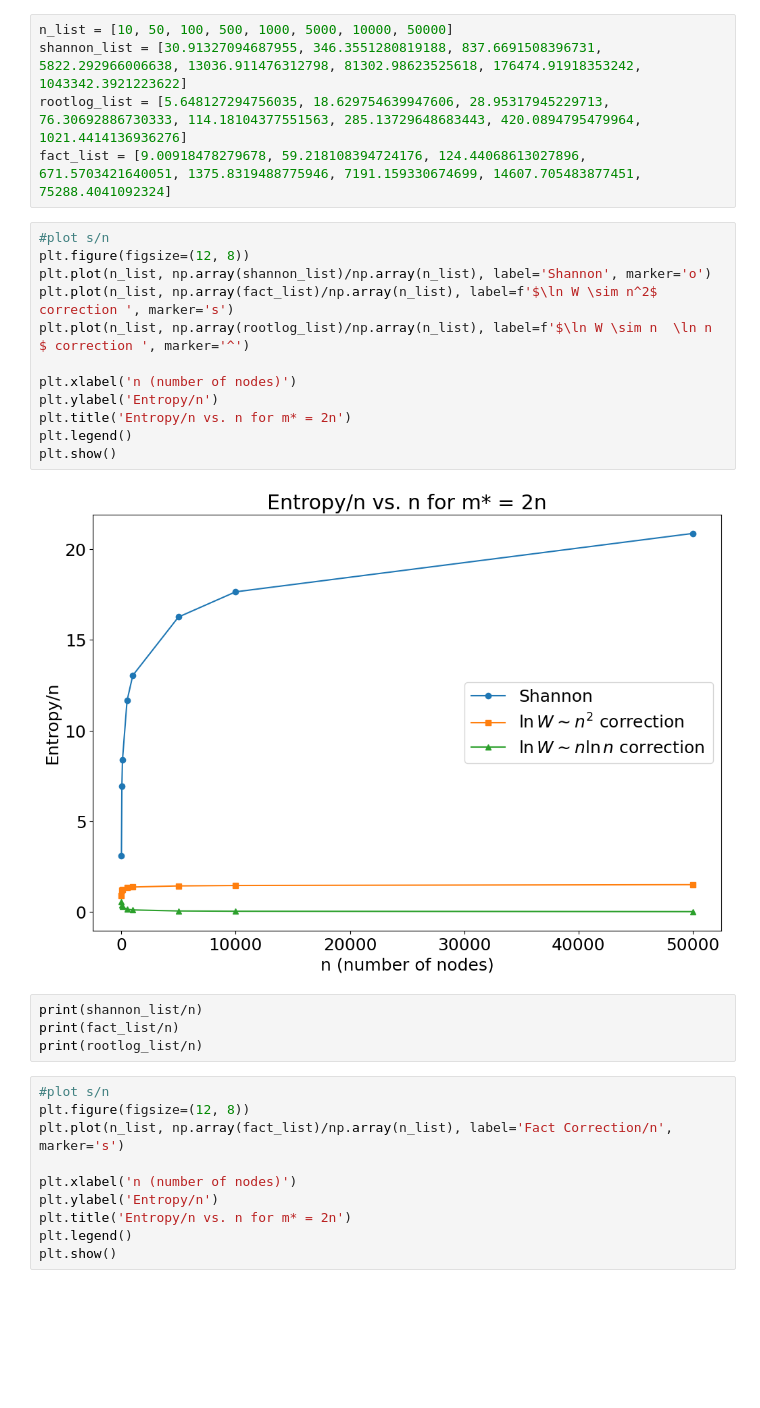
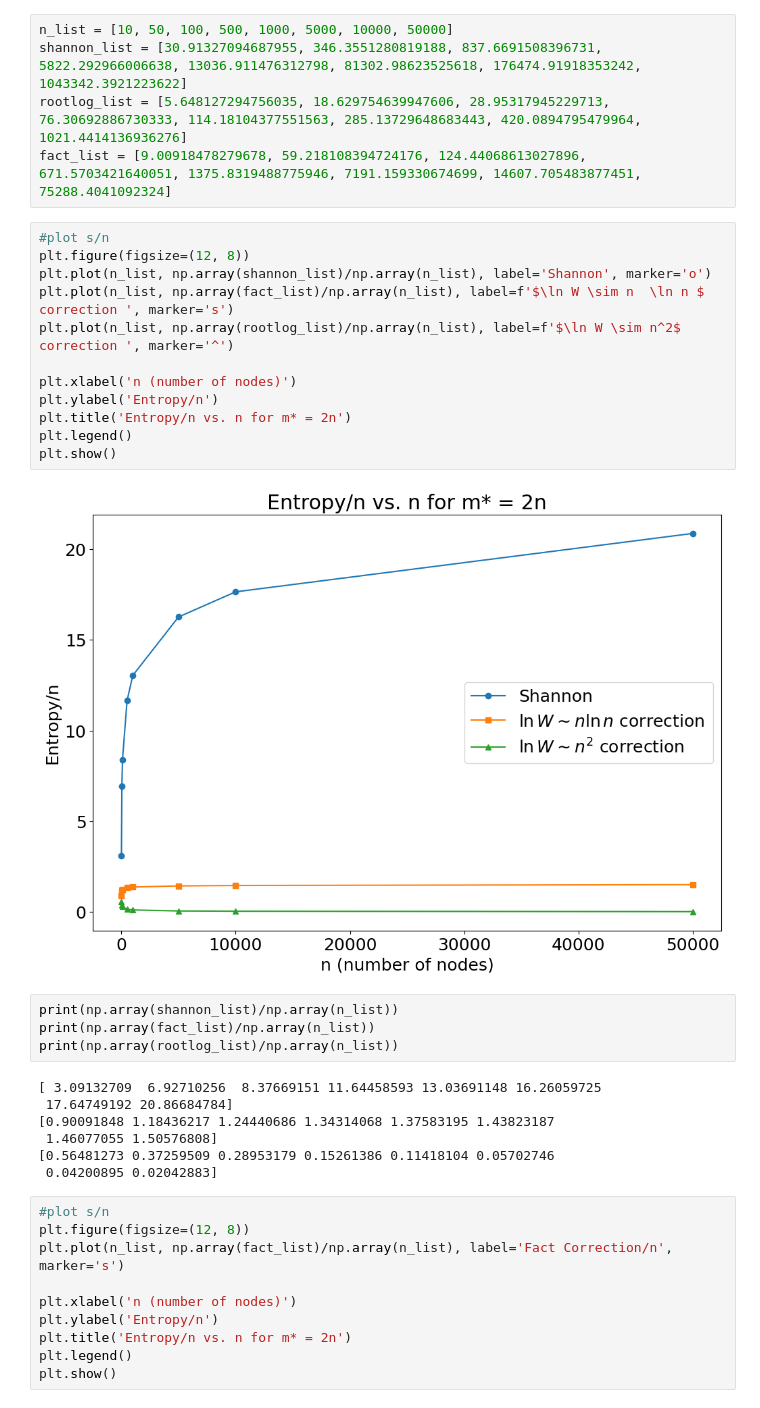
Before and after one commit to CarelessZebra/IIB_project, a Jupyter notebook: graphs.ipynb, the cells around one changed output. Drawn from its saved outputs; the diff is of its cells as text; blank space fills up the shorter version.

```diff
--- a/graphs.ipynb
+++ b/graphs.ipynb
@@ -522,21 +522,28 @@ fact_list = [9.00918478279678, 59.218108394724176, 124.44068613027896, 671.57034
 # %%
 #plot s/n
 plt.figure(figsize=(12, 8))
 plt.plot(n_list, np.array(shannon_list)/np.array(n_list), label='Shannon', marker='o')
-plt.plot(n_list, np.array(fact_list)/np.array(n_list), label=f'$\ln W \sim n^2$ correction ', marker='s')
-plt.plot(n_list, np.array(rootlog_list)/np.array(n_list), label=f'$\ln W \sim n  \ln n $ correction ', marker='^')
+plt.plot(n_list, np.array(fact_list)/np.array(n_list), label=f'$\ln W \sim n  \ln n $ correction ', marker='s')
+plt.plot(n_list, np.array(rootlog_list)/np.array(n_list), label=f'$\ln W \sim n^2$ correction ', marker='^')
 
 plt.xlabel('n (number of nodes)')
 plt.ylabel('Entropy/n')
 plt.title('Entropy/n vs. n for m* = 2n')
 plt.legend()
 plt.show()
 # %% [output]
-[figure, old version]
+[figure, new version]
 # %%
-print(shannon_list/n)
-print(fact_list/n)
-print(rootlog_list/n)
+print(np.array(shannon_list)/np.array(n_list))
+print(np.array(fact_list)/np.array(n_list))
+print(np.array(rootlog_list)/np.array(n_list))
+# %% [output]
+[ 3.09132709  6.92710256  8.37669151 11.64458593 13.03691148 16.26059725
+ 17.64749192 20.86684784]
+[0.90091848 1.18436217 1.24440686 1.34314068 1.37583195 1.43823187
+ 1.46077055 1.50576808]
+[0.56481273 0.37259509 0.28953179 0.15261386 0.11418104 0.05702746
+ 0.04200895 0.02042883]
 # %%
 #plot s/n
 plt.figure(figsize=(12, 8))
```
Also changed, not shown: parts of 1 cell of this notebook, 1 other file.
